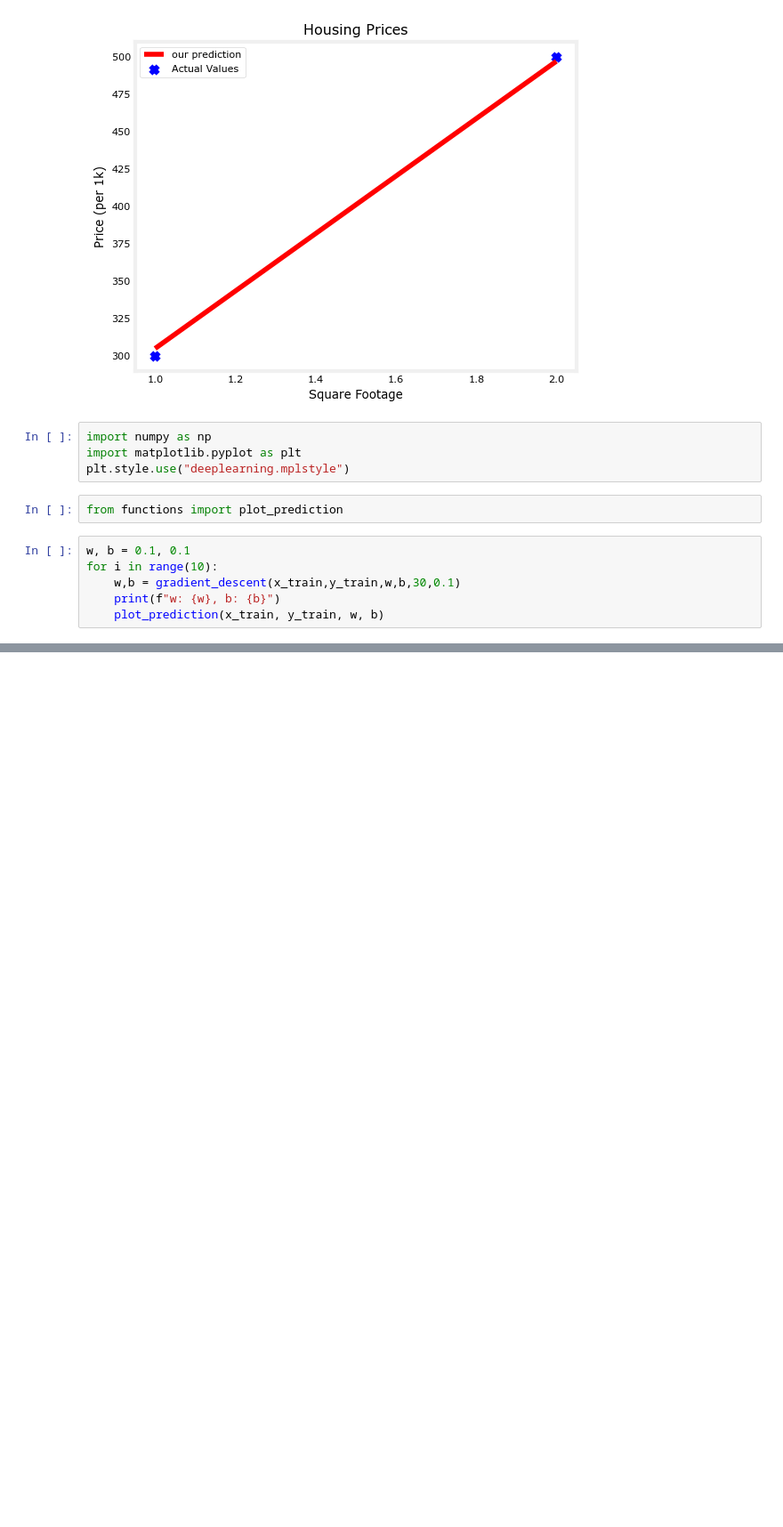
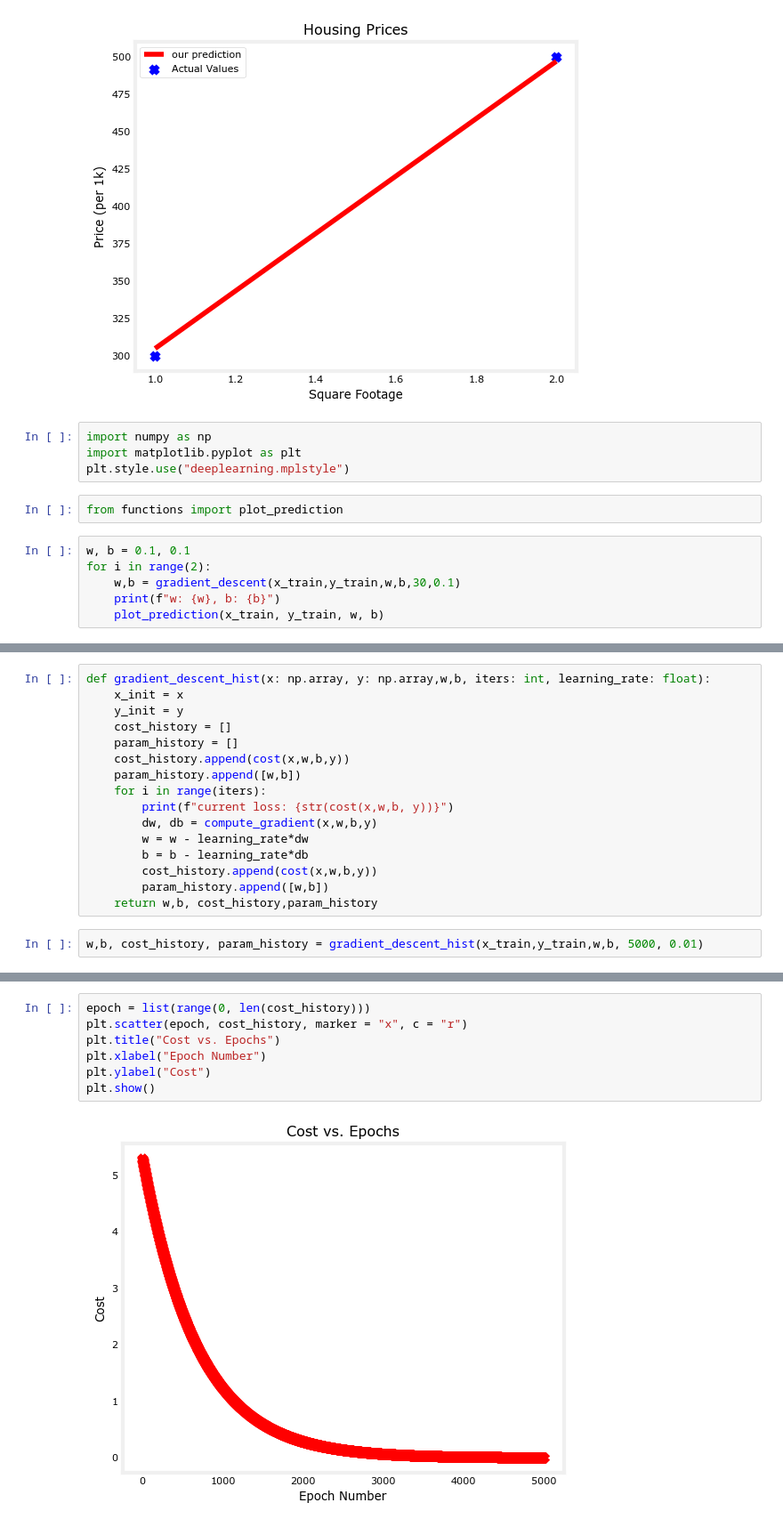
Before and after one commit to MarwanBit/MARchine_Learning, a Jupyter notebook: Andrew_NG_Specialization/cost_function_calculation.ipynb, the cells around one changed output, grey strips where cells are left out. Shown at 89% size. Drawn from its saved outputs; the diff is of its cells as text; blank space fills up the shorter version.

Commit message:
Learning some matplotlib plotting stuff

```diff
--- a/Andrew_NG_Specialization/cost_function_calculation.ipynb
+++ b/Andrew_NG_Specialization/cost_function_calculation.ipynb
@@ -102,7 +102,7 @@ plt.style.use("deeplearning.mplstyle")
 from functions import plot_prediction
 # %%
 w, b = 0.1, 0.1
-for i in range(10):
+for i in range(2):
     w,b = gradient_descent(x_train,y_train,w,b,30,0.1)
     print(f"w: {w}, b: {b}")
     plot_prediction(x_train, y_train, w, b)
@@ -218,0 +146,18 @@ w: 197.16926228679029, b: 104.58022983320946
+# %%
+def gradient_descent_hist(x: np.array, y: np.array,w,b, iters: int, learning_rate: float):
+    x_init = x
+    y_init = y
+    cost_history = []
+    param_history = []
+    cost_history.append(cost(x,w,b,y))
+    param_history.append([w,b])
+    for i in range(iters):
+        print(f"current loss: {str(cost(x,w,b, y))}")
+        dw, db = compute_gradient(x,w,b,y)
+        w = w - learning_rate*dw
+        b = b - learning_rate*db
+        cost_history.append(cost(x,w,b,y))
+        param_history.append([w,b])
+    return w,b, cost_history,param_history
+# %%
+w,b, cost_history, param_history = gradient_descent_hist(x_train,y_train,w,b, 5000, 0.01)
@@ -218,0 +182,9 @@ w: 197.16926228679029, b: 104.58022983320946
+# %%
+epoch = list(range(0, len(cost_history)))
+plt.scatter(epoch, cost_history, marker = "x", c = "r")
+plt.title("Cost vs. Epochs")
+plt.xlabel("Epoch Number")
+plt.ylabel("Cost")
+plt.show()
+# %% [output]
+[figure, added]
```
Also changed, not shown: parts of 3 cells of this notebook.
